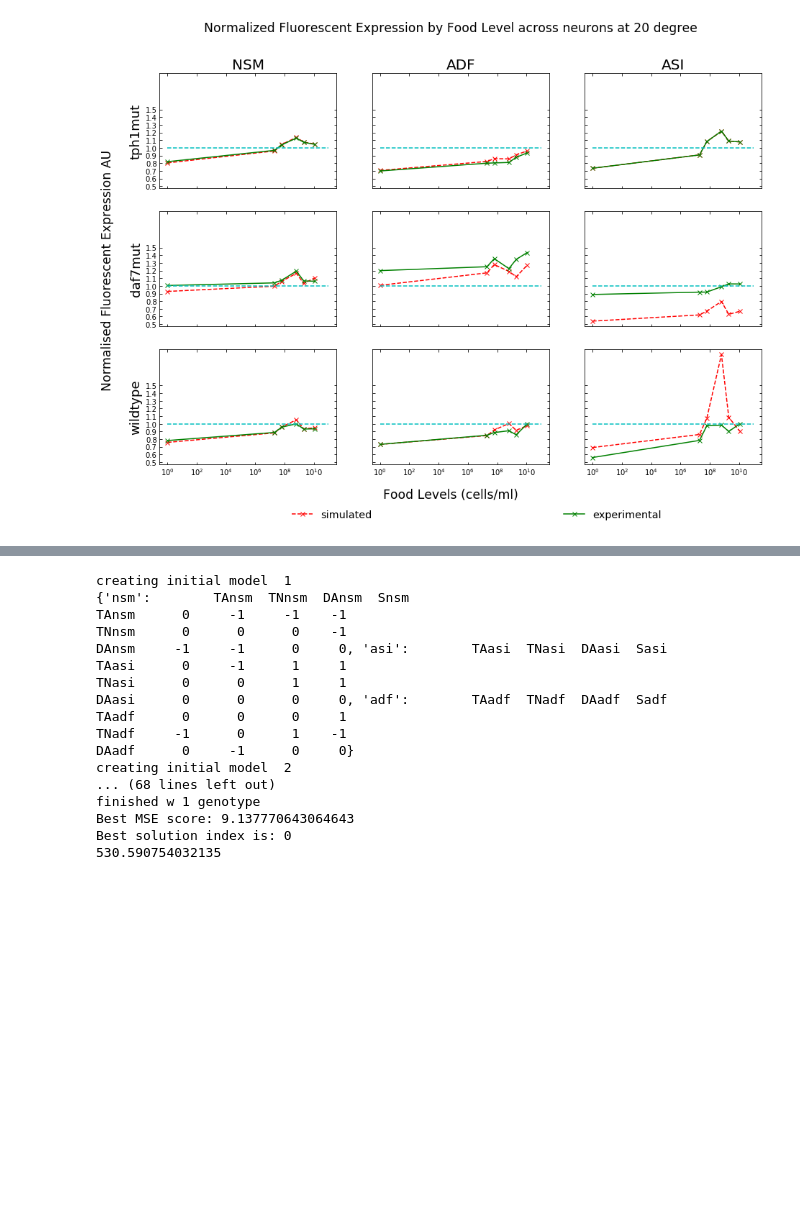
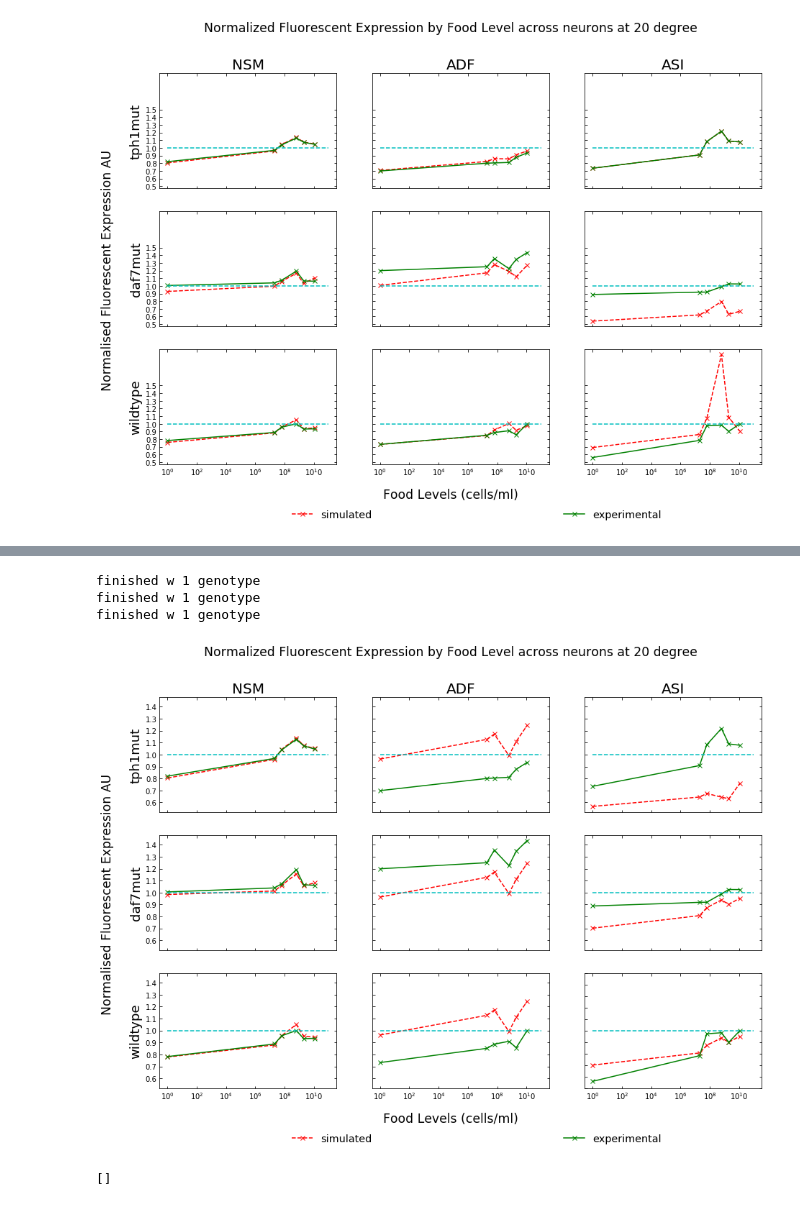
Before and after one commit to lehai-ml/c-elegans-modelling2020, a Jupyter notebook: main_notebook.ipynb, the cells around one changed output, grey strips where cells are left out. Cells and saved outputs as stored; diff of their text form; code cells hidden in the pictures; blank space fills up the shorter version.

```diff
--- a/main_notebook.ipynb
+++ b/main_notebook.ipynb
@@ -200,3 +206,5 @@ Text(0.5,1,'Simulation of cell states in WT')
 [figure]
 # %% [markdown]
 #### Simulate all together
+# %%
+test,experimental,mse_score=Version1.simulate_all_together()
@@ -232,7 +244,7 @@ plt.show()
 # %% [output]
 [figure]
 # %%
-test=gen.GA(population_size=3,n_generation=3,n_parents=2,offspring_size=1,df_temp_food=by_20C)
+test=gen.GA(population_size=2,n_generation=2,n_parents=1,offspring_size=1,df_temp_food=by_20C)
 # %%
 import time
 start=time.time()
@@ -260,24 +272,37 @@ Best solution index is: 0
-# %%
-import time
-start=time.time()
-population,population_connection=test.running_GA()
-end=time.time()
-print(end-start)
-# %% [output]
-creating initial model  1
-{'nsm':        TAnsm  TNnsm  DAnsm  Snsm
-TAnsm      0     -1     -1    -1
-TNnsm      0      0      0    -1
-DAnsm     -1     -1      0     0, 'asi':        TAasi  TNasi  DAasi  Sasi
-TAasi      0     -1      1     1
-TNasi      0      0      1     1
-DAasi      0      0      0     0, 'adf':        TAadf  TNadf  DAadf  Sadf
-TAadf      0      0      0     1
-TNadf     -1      0      1    -1
-DAadf      0     -1      0     0}
-creating initial model  2
-... (68 lines left out)
-finished w 1 genotype
-Best MSE score: 9.137770643064643
-Best solution index is: 0
-530.590754032135
+# %%
+test,experimental,mse_score=population[1].simulate_all_together()
+# %% [output]
+finished w 1 genotype
+finished w 1 genotype
+finished w 1 genotype
+# %%
+f,axes=plt.subplots(3,3,sharey=True,sharex=True,figsize=(15,10))
+neuron=['NSM','ADF','ASI']
+genotypes=['tph1mut','daf7mut','wildtype']
+for row in range(3):
+    for column in range(3):
+        ax=axes[row,column]
+        genotype=genotypes[row]
+        ax.plot(test[test['genotype']==genotype]['Food'],test[test['genotype']==genotype][neuron[column]],'rx--',label='simulated')
+        ax.plot(experimental[experimental['genotype']==genotype]['Food'],experimental[experimental['genotype']==genotype][neuron[column]],'gx-',label='experimental')
+        ax.plot(np.linspace(1e0,10e10,6),np.repeat(1,6),'c--')
+        ax.set_xscale('log')
+        ax.set_xticks([1e0,1e2,1e4,1e6,1e8,1e10])
+        ax.set_xticklabels(['$10^0$','$10^2$','$10^4$','$10^6$','$10^8$','$10^10$'])
+        ax.set_yticks(np.linspace(0.5,1.5,11))
+        ax.tick_params(top=True,right=True,direction='in')
+        if row==0:
+            ax.set_title(neuron[column],fontdict={'fontsize':20})
+        if column==0:
+            ax.set_ylabel(genotype,fontsize=18)
+        if ax==axes[2,2]:
+            handles, labels = ax.get_legend_handles_labels()
+
+f.legend(handles, labels, loc='lower center',mode='expand',ncol=4,bbox_to_anchor=(0.24,0,0.5,0),
+            labelspacing=1.2,columnspacing=5,fontsize='x-large',frameon=False)
+f.text(0.5, 0.06, 'Food Levels (cells/ml)', ha='center',size='xx-large')
+f.text(0.05, 0.5, 'Normalised Fluorescent Expression AU', va='center', rotation='vertical',size='xx-large')
+f.suptitle('Normalized Fluorescent Expression by Food Level across neurons at 20 degree',size='xx-large')
+plt.show()
+# %% [output]
+[figure, added]
@@ -283,0 +396,4 @@ Best solution index is: 0
+# %%
+direct_activatory_interactions_to_cell
+# %% [output]
+[]
```
Also changed, not shown: parts of 11 cells of this notebook.
